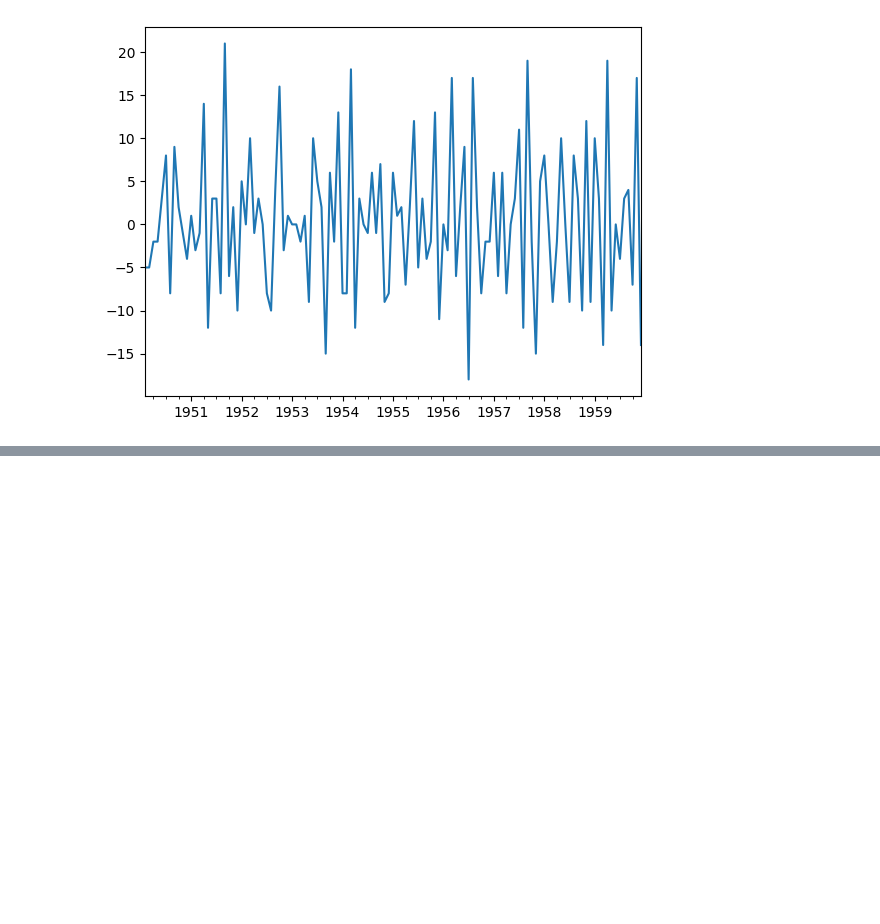
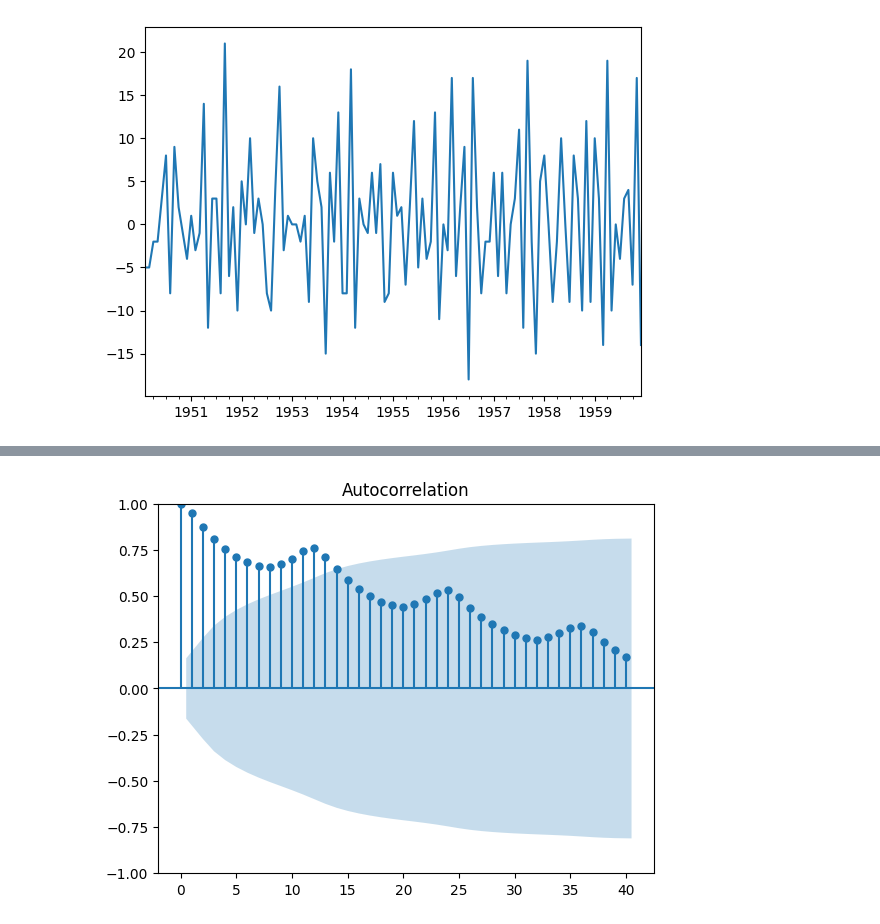
Before and after one commit to nmaiya/ColabTimeSeries, a Jupyter notebook: GeneralForcasting.ipynb, the cells around one changed output, grey strips where cells are left out. Cells and saved outputs as stored; diff of their text form; code cells hidden in the pictures; blank space fills up the shorter version.

```diff
--- a/GeneralForcasting.ipynb
+++ b/GeneralForcasting.ipynb
@@ -180,0 +240,4 @@ diff(df2['b'],k_diff=1).plot()
+# %%
+plot_acf(df1['Thousands of Passengers'],lags=40);
+# %% [output]
+[figure, added]
```
Also changed, not shown: parts of 13 cells of this notebook.
